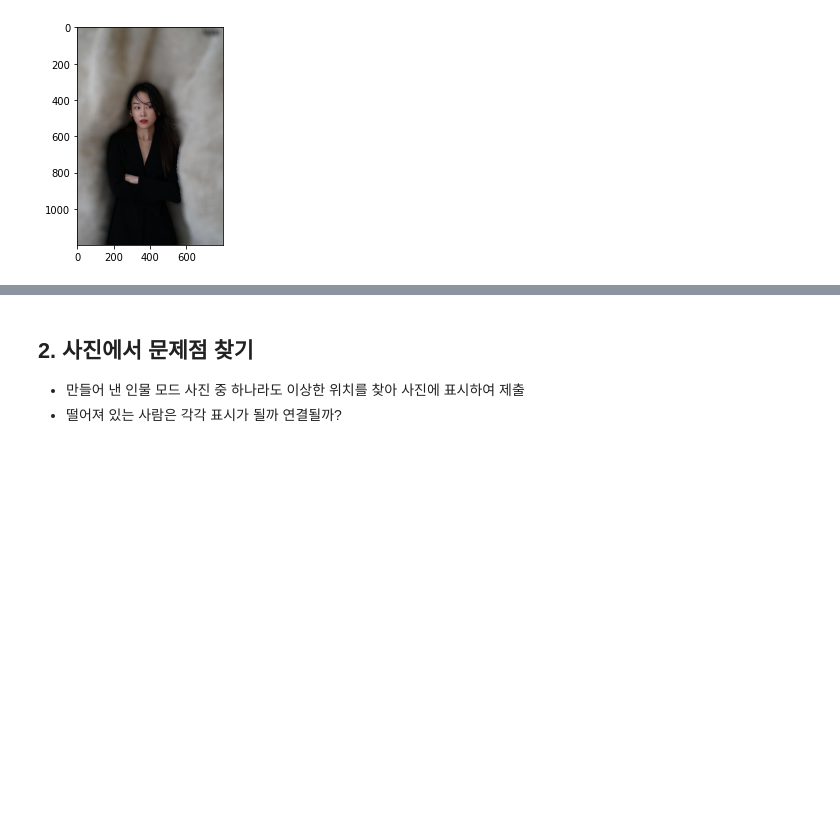
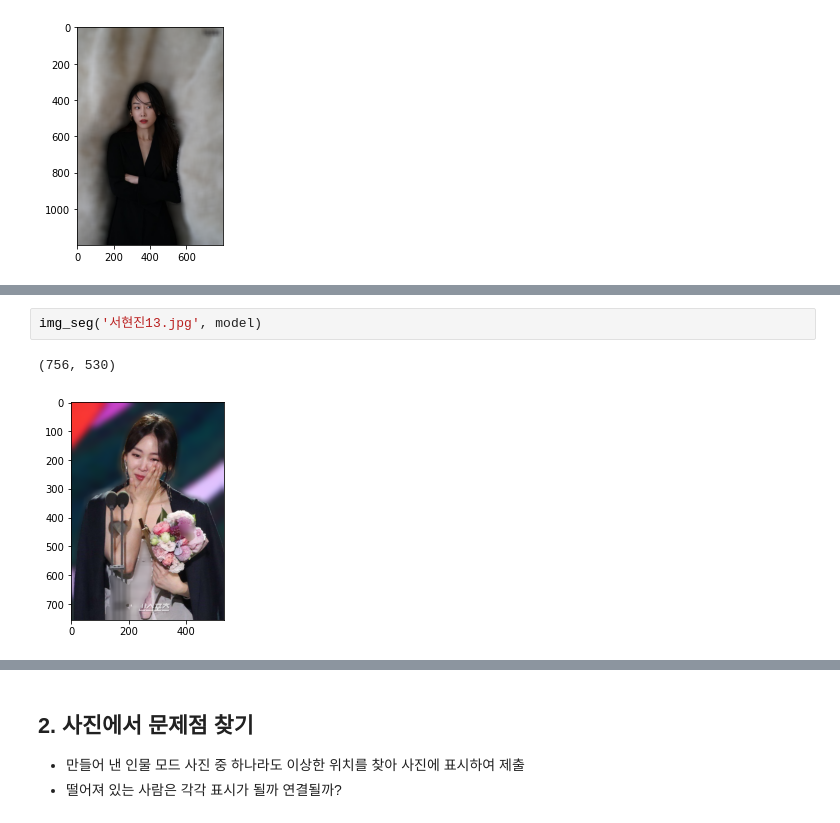
Before and after one commit to huiheee/AIFFEL, a Jupyter notebook: [GD_4]Create_a_portrait.ipynb, the cells around one changed output, grey strips where cells are left out. Saved outputs shown, nothing was run; the diff lists cells and outputs as text; blank space fills up the shorter version.

```diff
--- a/[GD_4]Create_a_portrait.ipynb
+++ b/[GD_4]Create_a_portrait.ipynb
@@ -241,0 +295,5 @@ def img_seg(img, model):
+# %%
+img_seg('서현진13.jpg', model)
+# %% [output]
+(756, 530)
+[figure, added]
```
Also changed, not shown: parts of 31 cells of this notebook.
